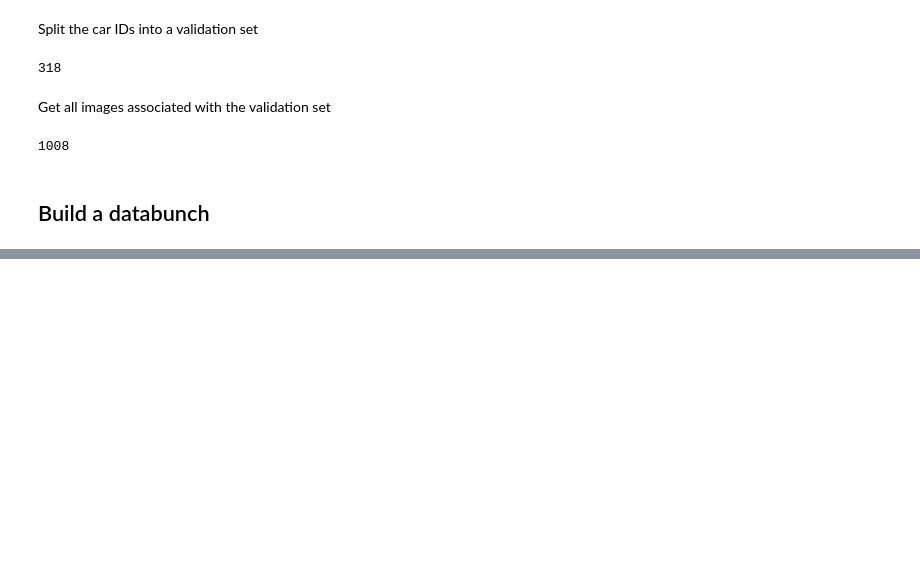
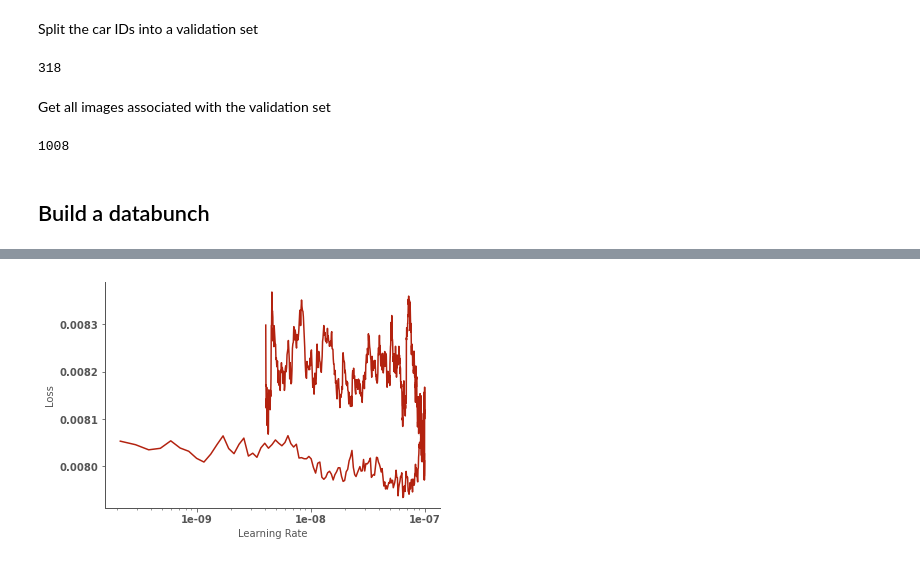
Before and after one commit to jaryaman/fastai-v3, a Jupyter notebook: notebooks/5-JA-Carvana-image-masking.ipynb, the cells around one changed output, grey strips where cells are left out. Drawn from its saved outputs; the diff is of its cells as text; code cells hidden in the pictures; blank space fills up the shorter version.

```diff
--- a/notebooks/5-JA-Carvana-image-masking.ipynb
+++ b/notebooks/5-JA-Carvana-image-masking.ipynb
@@ -173,0 +237,2 @@ data.show_batch(3)
+# %%
+learn.fit_one_cycle(4, slice(1e-5, lr/10), pct_start=0.8)
@@ -173,0 +245,4 @@ data.show_batch(3)
+# %%
+learn.recorder.plot()
+# %% [output]
+[figure, added]
```
Also changed, not shown: parts of 61 cells of this notebook.
